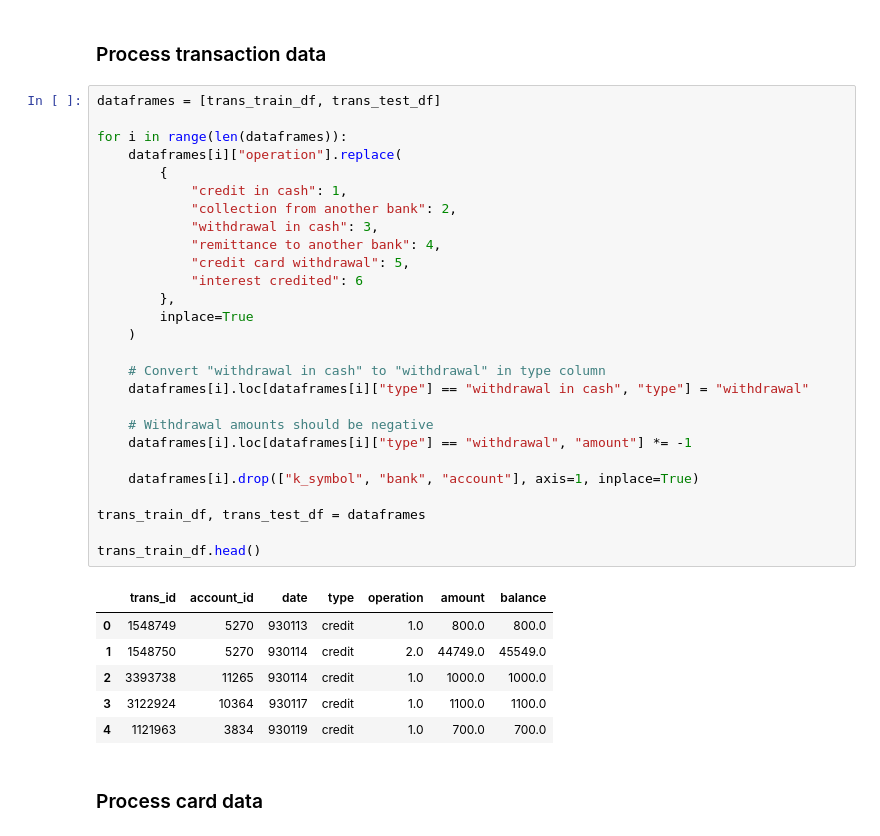
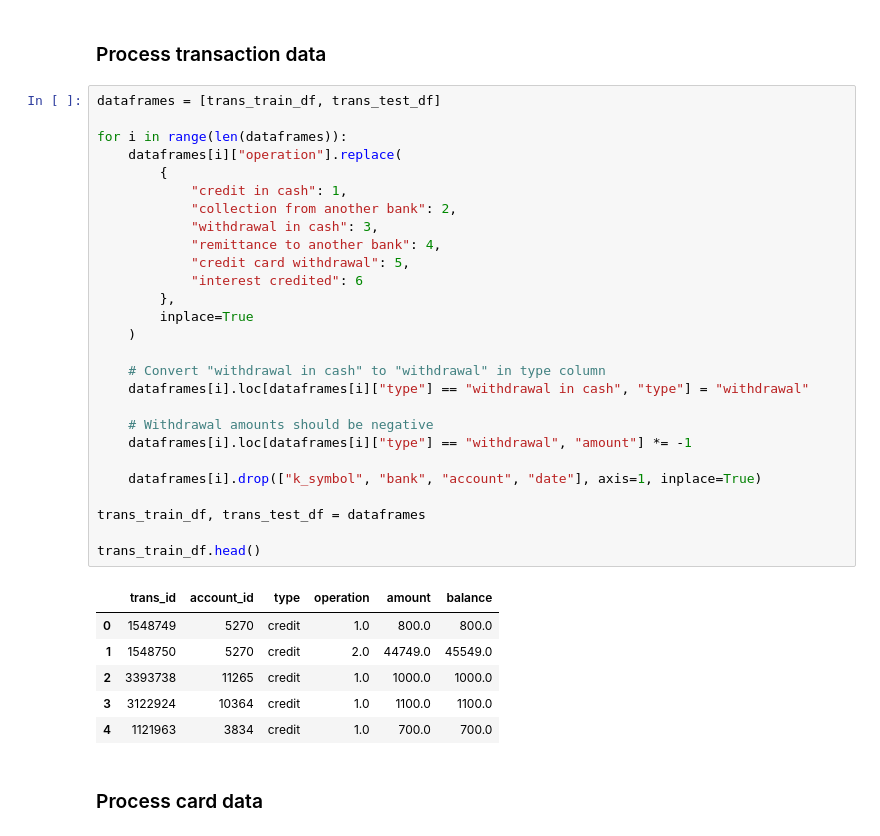
Before and after one commit to Educorreia932/FEUP-AC, a Jupyter notebook: Data Mining Project/notebooks/processing.ipynb, the cells around one changed output. Cells and saved outputs as stored; diff of their text form.

```diff
--- a/Data Mining Project/notebooks/processing.ipynb
+++ b/Data Mining Project/notebooks/processing.ipynb
@@ -81,37 +78,37 @@ disp_df.head()
 # %%
 dataframes = [trans_train_df, trans_test_df]
 
 for i in range(len(dataframes)):
     dataframes[i]["operation"].replace(
         {
             "credit in cash": 1,
             "collection from another bank": 2,
             "withdrawal in cash": 3,
             "remittance to another bank": 4,
             "credit card withdrawal": 5,
             "interest credited": 6
         },
         inplace=True
     )
 
     # Convert "withdrawal in cash" to "withdrawal" in type column
     dataframes[i].loc[dataframes[i]["type"] == "withdrawal in cash", "type"] = "withdrawal"
 
     # Withdrawal amounts should be negative
     dataframes[i].loc[dataframes[i]["type"] == "withdrawal", "amount"] *= -1
 
-    dataframes[i].drop(["k_symbol", "bank", "account"], axis=1, inplace=True)
+    dataframes[i].drop(["k_symbol", "bank", "account", "date"], axis=1, inplace=True)
 
 trans_train_df, trans_test_df = dataframes
 
 trans_train_df.head()
 # %% [output]
-|  | trans_id | account_id | date | type | operation | amount | balance |
-| 0 | 1548749 | 5270 | 930113 | credit | 1.0 | 800.0 | 800.0 |
-| 1 | 1548750 | 5270 | 930114 | credit | 2.0 | 44749.0 | 45549.0 |
-| 2 | 3393738 | 11265 | 930114 | credit | 1.0 | 1000.0 | 1000.0 |
-| 3 | 3122924 | 10364 | 930117 | credit | 1.0 | 1100.0 | 1100.0 |
-| 4 | 1121963 | 3834 | 930119 | credit | 1.0 | 700.0 | 700.0 |
+|  | trans_id | account_id | type | operation | amount | balance |
+| 0 | 1548749 | 5270 | credit | 1.0 | 800.0 | 800.0 |
+| 1 | 1548750 | 5270 | credit | 2.0 | 44749.0 | 45549.0 |
+| 2 | 3393738 | 11265 | credit | 1.0 | 1000.0 | 1000.0 |
+| 3 | 3122924 | 10364 | credit | 1.0 | 1100.0 | 1100.0 |
+| 4 | 1121963 | 3834 | credit | 1.0 | 700.0 | 700.0 |
 # %% [markdown]
 ### Process card data
 # %%
```
Also changed, not shown: parts of 7 cells of this notebook, 2 other files.
